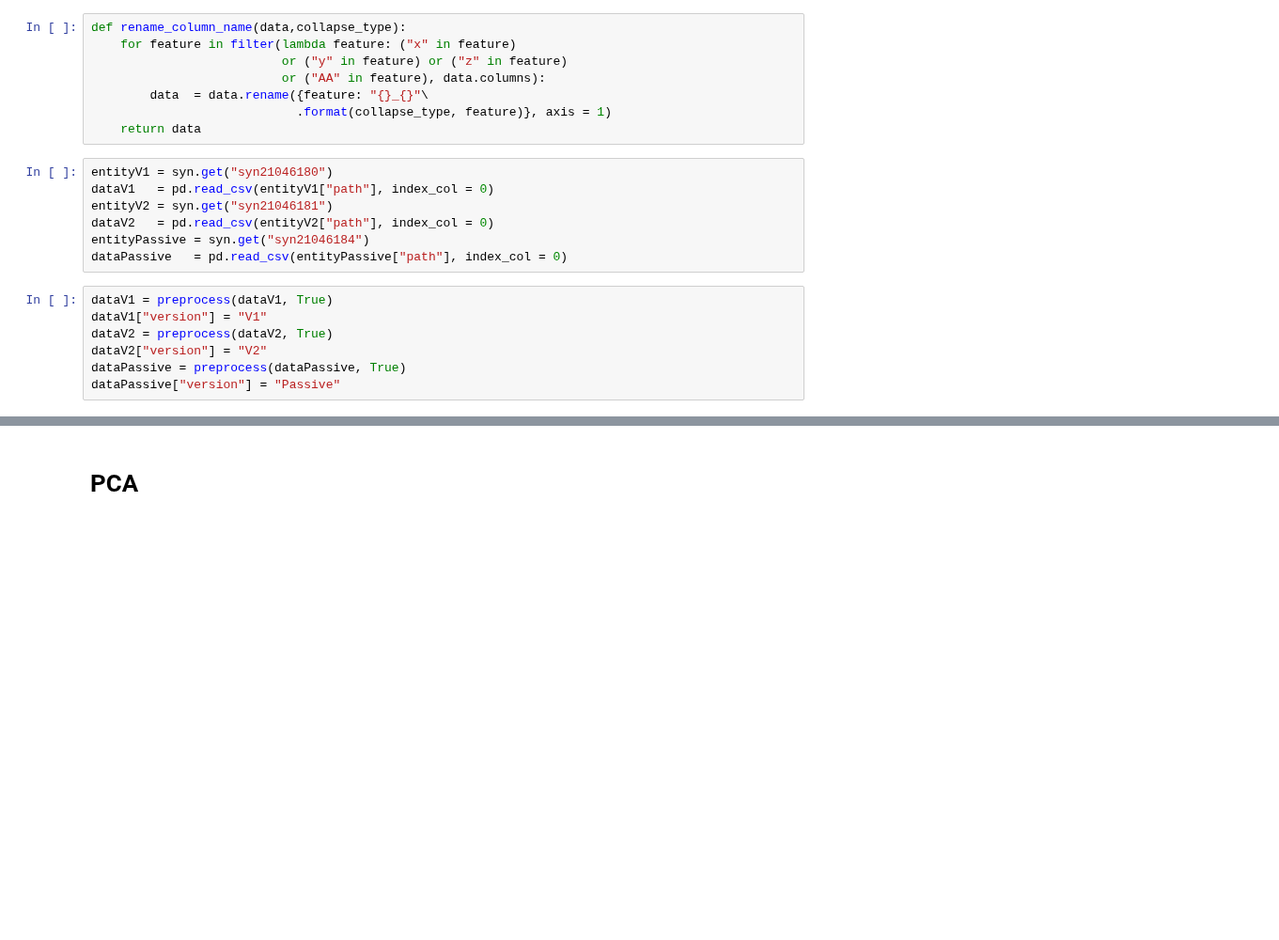
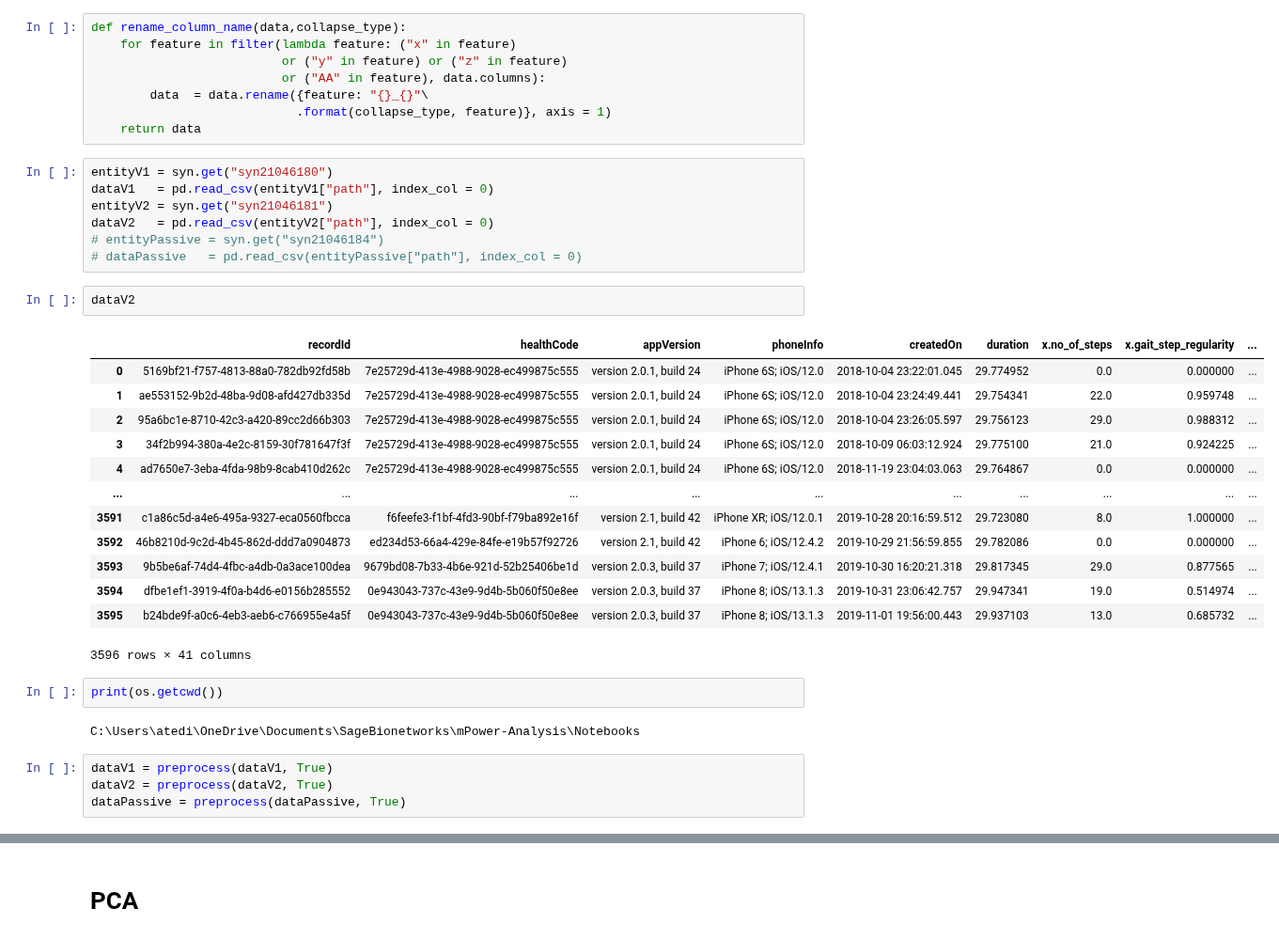
Before and after one commit to arytontediarjo/mPower-Analysis, a Jupyter notebook: Notebooks/CLUSTER_ANALYSIS.ipynb, the cells around one changed output, grey strips where cells are left out. Shown at 94% size. Drawn from its saved outputs; the diff is of its cells as text; blank space fills up the shorter version.

```diff
--- a/Notebooks/CLUSTER_ANALYSIS.ipynb
+++ b/Notebooks/CLUSTER_ANALYSIS.ipynb
@@ -33,14 +36,31 @@ entityV1 = syn.get("syn21046180")
 dataV1   = pd.read_csv(entityV1["path"], index_col = 0)
 entityV2 = syn.get("syn21046181")
 dataV2   = pd.read_csv(entityV2["path"], index_col = 0)
-entityPassive = syn.get("syn21046184")
-dataPassive   = pd.read_csv(entityPassive["path"], index_col = 0)
+# entityPassive = syn.get("syn21046184")
+# dataPassive   = pd.read_csv(entityPassive["path"], index_col = 0)
+# %%
+dataV2
+# %% [output]
+|  | recordId | healthCode | appVersion | phoneInfo | createdOn | duration | x.no_of_steps | x.gait_step_regularity | ... |
+| 0 | 5169bf21-f757-4813-88a0-782db92fd58b | 7e25729d-413e-4988-9028-ec499875c555 | version 2.0.1, build 24 | iPhone 6S; iOS/12.0 | 2018-10-04 23:22:01.045 | 29.774952 | 0.0 | 0.000000 | ... |
+| 1 | ae553152-9b2d-48ba-9d08-afd427db335d | 7e25729d-413e-4988-9028-ec499875c555 | version 2.0.1, build 24 | iPhone 6S; iOS/12.0 | 2018-10-04 23:24:49.441 | 29.754341 | 22.0 | 0.959748 | ... |
+| 2 | 95a6bc1e-8710-42c3-a420-89cc2d66b303 | 7e25729d-413e-4988-9028-ec499875c555 | version 2.0.1, build 24 | iPhone 6S; iOS/12.0 | 2018-10-04 23:26:05.597 | 29.756123 | 29.0 | 0.988312 | ... |
+| 3 | 34f2b994-380a-4e2c-8159-30f781647f3f | 7e25729d-413e-4988-9028-ec499875c555 | version 2.0.1, build 24 | iPhone 6S; iOS/12.0 | 2018-10-09 06:03:12.924 | 29.775100 | 21.0 | 0.924225 | ... |
+| 4 | ad7650e7-3eba-4fda-98b9-8cab410d262c | 7e25729d-413e-4988-9028-ec499875c555 | version 2.0.1, build 24 | iPhone 6S; iOS/12.0 | 2018-11-19 23:04:03.063 | 29.764867 | 0.0 | 0.000000 | ... |
+| ... | ... | ... | ... | ... | ... | ... | ... | ... | ... |
+| 3591 | c1a86c5d-a4e6-495a-9327-eca0560fbcca | f6feefe3-f1bf-4fd3-90bf-f79ba892e16f | version 2.1, build 42 | iPhone XR; iOS/12.0.1 | 2019-10-28 20:16:59.512 | 29.723080 | 8.0 | 1.000000 | ... |
+| 3592 | 46b8210d-9c2d-4b45-862d-ddd7a0904873 | ed234d53-66a4-429e-84fe-e19b57f92726 | version 2.1, build 42 | iPhone 6; iOS/12.4.2 | 2019-10-29 21:56:59.855 | 29.782086 | 0.0 | 0.000000 | ... |
+| 3593 | 9b5be6af-74d4-4fbc-a4db-0a3ace100dea | 9679bd08-7b33-4b6e-921d-52b25406be1d | version 2.0.3, build 37 | iPhone 7; iOS/12.4.1 | 2019-10-30 16:20:21.318 | 29.817345 | 29.0 | 0.877565 | ... |
+| 3594 | dfbe1ef1-3919-4f0a-b4d6-e0156b285552 | 0e943043-737c-43e9-9d4b-5b060f50e8ee | version 2.0.3, build 37 | iPhone 8; iOS/13.1.3 | 2019-10-31 23:06:42.757 | 29.947341 | 19.0 | 0.514974 | ... |
+| 3595 | b24bde9f-a0c6-4eb3-aeb6-c766955e4a5f | 0e943043-737c-43e9-9d4b-5b060f50e8ee | version 2.0.3, build 37 | iPhone 8; iOS/13.1.3 | 2019-11-01 19:56:00.443 | 29.937103 | 13.0 | 0.685732 | ... |
+3596 rows × 41 columns
+# %%
+print(os.getcwd())
+# %% [output]
+C:\Users\atedi\OneDrive\Documents\SageBionetworks\mPower-Analysis\Notebooks
 # %%
 dataV1 = preprocess(dataV1, True)
-dataV1["version"] = "V1"
 dataV2 = preprocess(dataV2, True)
-dataV2["version"] = "V2"
 dataPassive = preprocess(dataPassive, True)
-dataPassive["version"] = "Passive"
 # %%
 data = pd.concat([dataV1, dataV2]).reset_index(drop = True)
```
Also changed, not shown: parts of 2 cells of this notebook, 3 other files.
